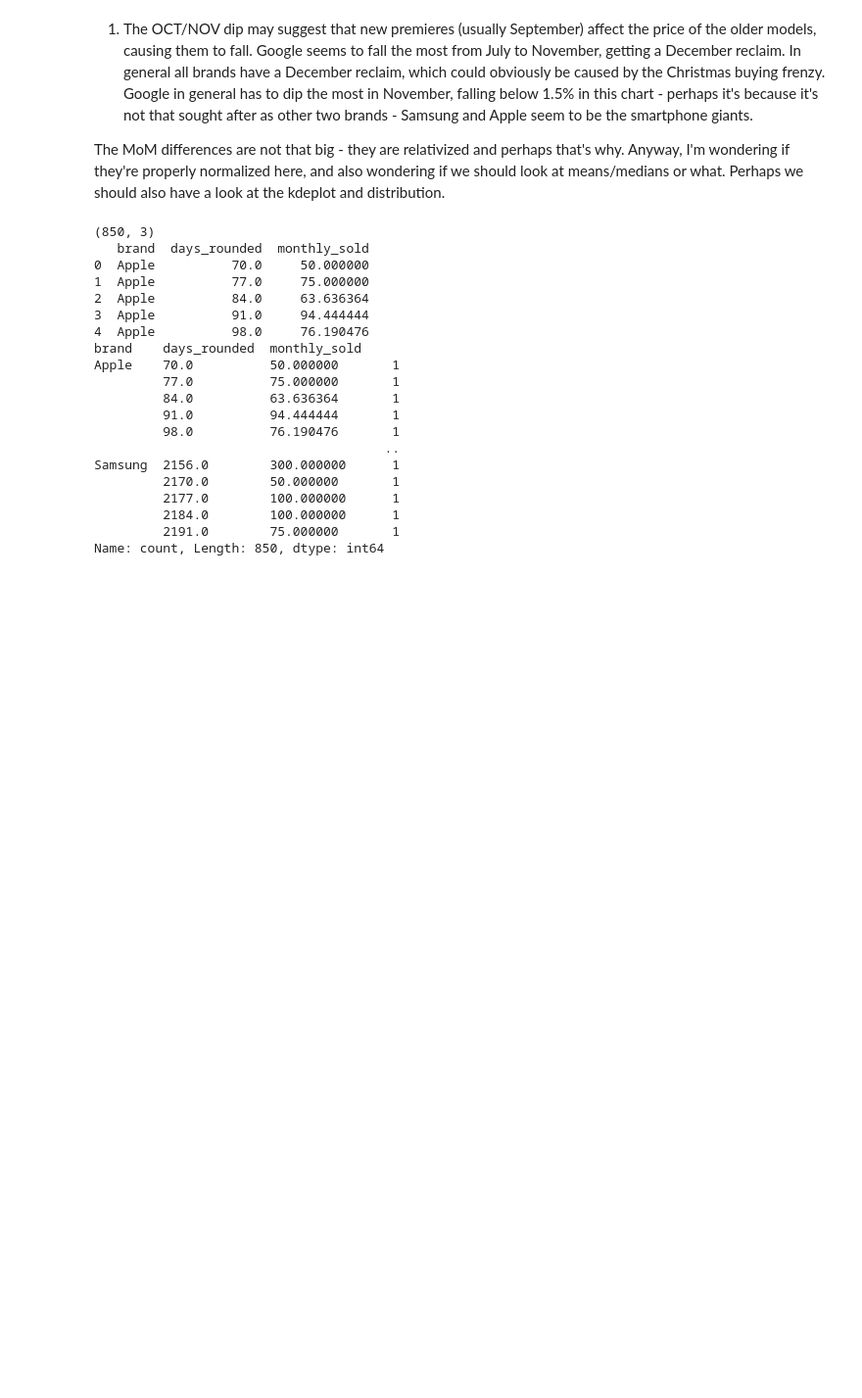
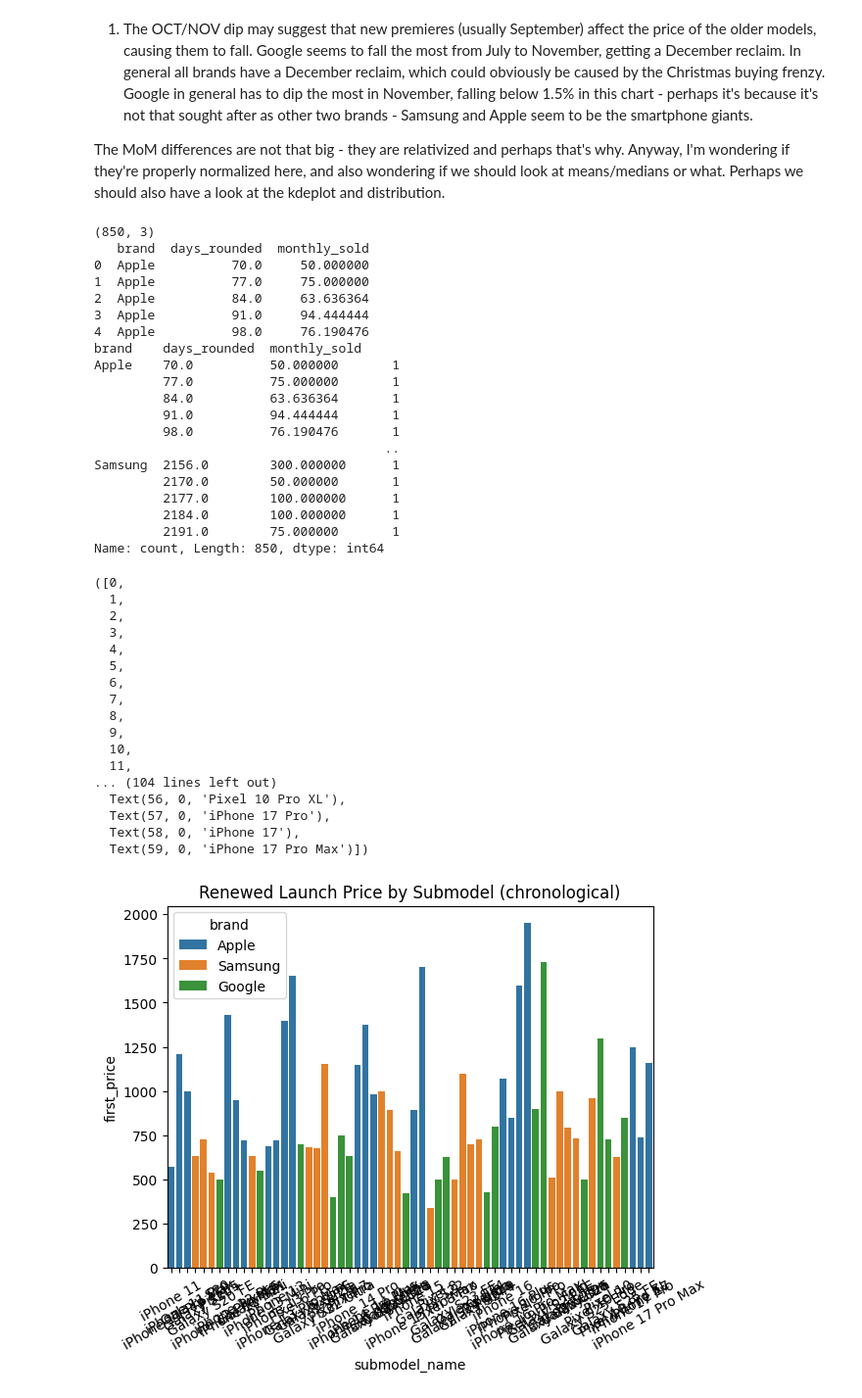
Before and after one commit to ady7ady7/python_agentic_learning, a Jupyter notebook: project1_phones_sales_analytics/notebooks/03_analysis.ipynb, the cells around one changed output. Shown at 98% size. Saved outputs shown, nothing was run; the diff lists cells and outputs as text; code cells hidden in the pictures; blank space fills up the shorter version.

```diff
--- a/project1_phones_sales_analytics/notebooks/03_analysis.ipynb
+++ b/project1_phones_sales_analytics/notebooks/03_analysis.ipynb
@@ -486,3 +486,52 @@ Samsung  2156.0        300.000000      1
          2184.0        100.000000      1
          2191.0        75.000000       1
 Name: count, Length: 850, dtype: int64
+# %%
+#W3 D4 - T1
+'''Using the resampled `df`, find the launch price for each generation:
+- Group by `model` (generation_name), get the first `NEW` price per group
+- Also pull `brand` and `premiere_date` per group (use agg with 'first')
+- Sort by `premiere_date` ascending
+- Store in a DataFrame called `launch_prices`
+- Plot: Seaborn barplot, x = `model`, y = first price, hue = `brand`
+  - Order bars by `premiere_date` (oldest → newest left to right)
+  - Rotate x labels so they're readable
+  - Title: "Renewed Launch Price by Generation (chronological)"'''
+
+import matplotlib.pyplot as plt
+
+launch_prices = df.groupby('submodel_name').agg(
+    first_price = ('NEW', 'first'),
+    brand = ('brand', 'first'),
+    premiere_date = ('listed_since', 'first'),
+)
+
+launch_prices = launch_prices.sort_values(by = 'premiere_date')
+launch_prices.head()
+
+bar_plot = sns.barplot(
+    data = launch_prices,
+    x = 'submodel_name',
+    y = 'first_price',
+    hue = 'brand'
+).set(title = 'Renewed Launch Price by Submodel (chronological)')
+plt.xticks(rotation = 30)
+# %% [output]
+([0,
+  1,
+  2,
+  3,
+  4,
+  5,
+  6,
+  7,
+  8,
+  9,
+  10,
+  11,
+... (104 lines left out)
+  Text(56, 0, 'Pixel 10 Pro XL'),
+  Text(57, 0, 'iPhone 17 Pro'),
+  Text(58, 0, 'iPhone 17'),
+  Text(59, 0, 'iPhone 17 Pro Max')])
+[figure, added]
```
Also changed, not shown: parts of 4 cells of this notebook, 1 other file.
